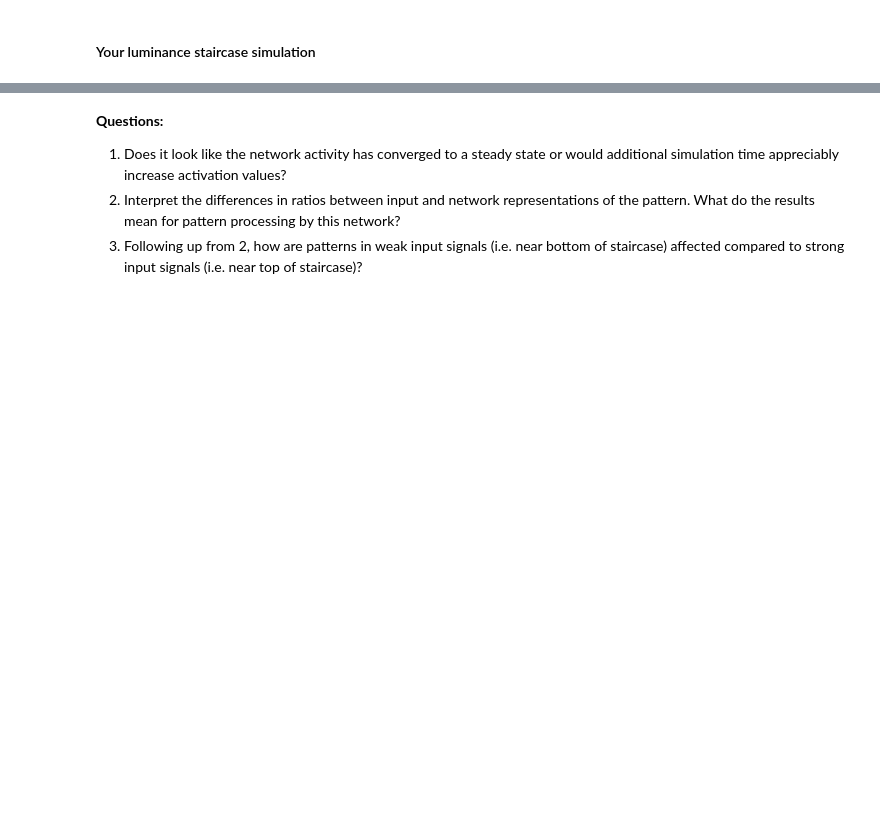
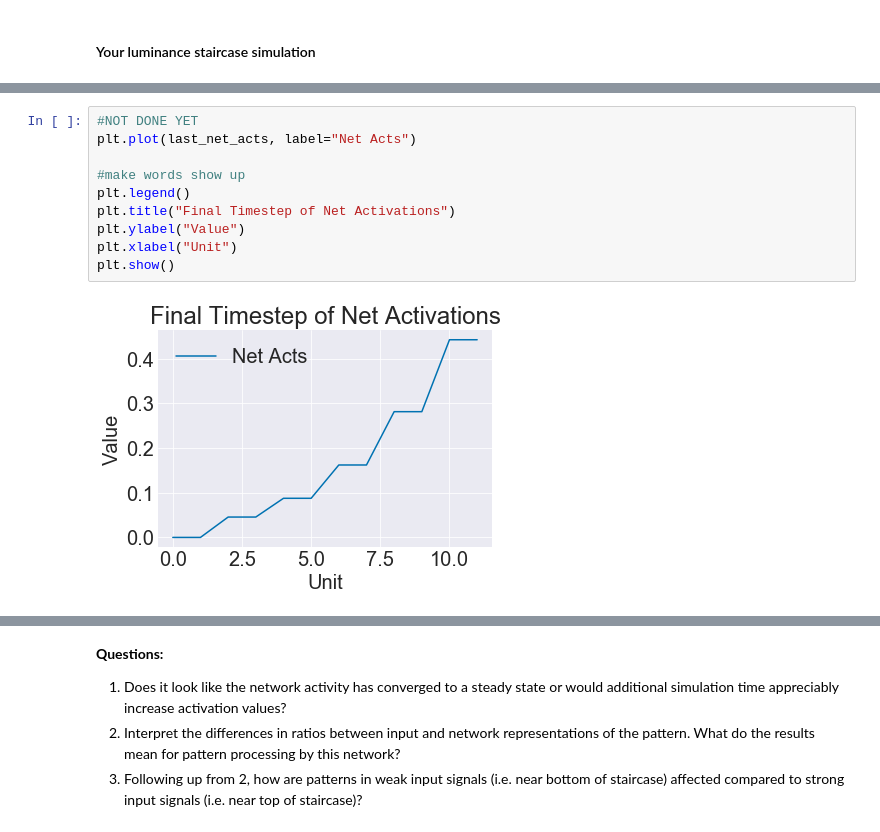
Before and after one commit to ejseal21/Computational-Neuroscience, a Jupyter notebook: Project3/CompNets.ipynb, the cells around one changed output, grey strips where cells are left out. Drawn from its saved outputs; the diff is of its cells as text; blank space fills up the shorter version.

```diff
--- a/Project3/CompNets.ipynb
+++ b/Project3/CompNets.ipynb
@@ -84,0 +100,12 @@ print(net_activation_val_ratios)
+# %%
+#NOT DONE YET
+plt.plot(last_net_acts, label="Net Acts")
+
+#make words show up
+plt.legend()
+plt.title("Final Timestep of Net Activations")
+plt.ylabel("Value")
+plt.xlabel("Unit")
+plt.show()
+# %% [output]
+[figure, added]
```
Also changed, not shown: parts of 5 cells of this notebook.
